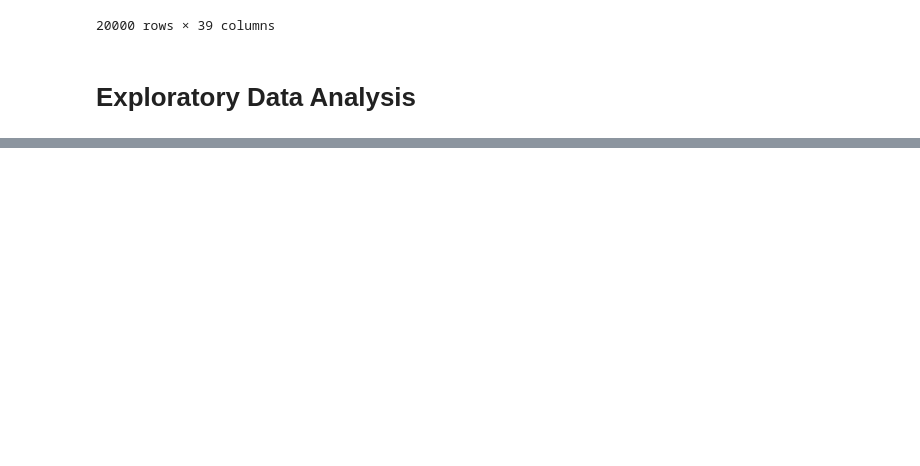
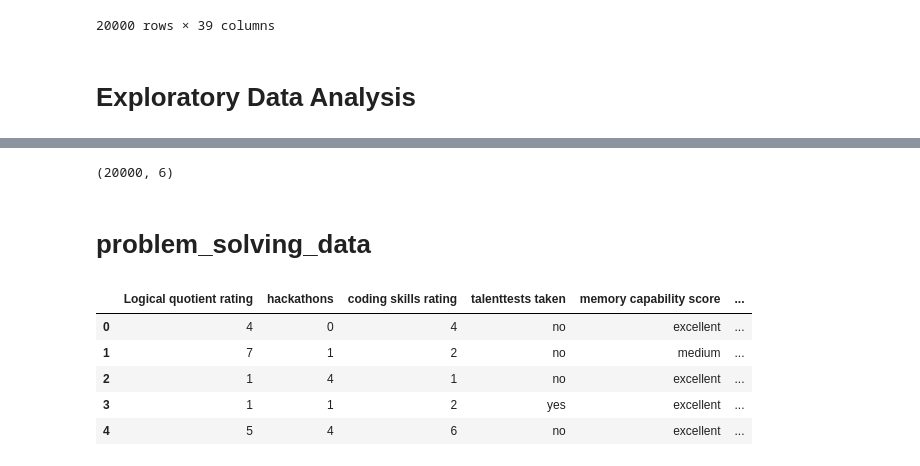
Before and after one commit to ashokseervi114/Job-role-prediction, a Jupyter notebook: ml project code/Project code/research1.ipynb, the cells around one changed output, grey strips where cells are left out. Cells and saved outputs as stored; diff of their text form; code cells hidden in the pictures; blank space fills up the shorter version.

Commit message:
Subsets of data Created

```diff
--- a/ml project code/Project code/research1.ipynb
+++ b/ml project code/Project code/research1.ipynb
@@ -49,0 +197,17 @@ plt.plot(dataset.mean())
+# %%
+teamwork_data.shape
+# %% [output]
+(20000, 6)
+# %% [markdown]
+# problem_solving_data
+# %%
+problem_solving_data_r=dataset.iloc[:,[10,11,12,19,22,20]]
+# %%
+problem_solving_data_r.head()
+# %% [output]
+|  | Logical quotient rating | hackathons | coding skills rating | talenttests taken | memory capability score | ... |
+| 0 | 4 | 0 | 4 | no | excellent | ... |
+| 1 | 7 | 1 | 2 | no | medium | ... |
+| 2 | 1 | 4 | 1 | no | excellent | ... |
+| 3 | 1 | 1 | 2 | yes | excellent | ... |
+| 4 | 5 | 4 | 6 | no | excellent | ... |
```
Also changed, not shown: parts of 52 cells of this notebook.
